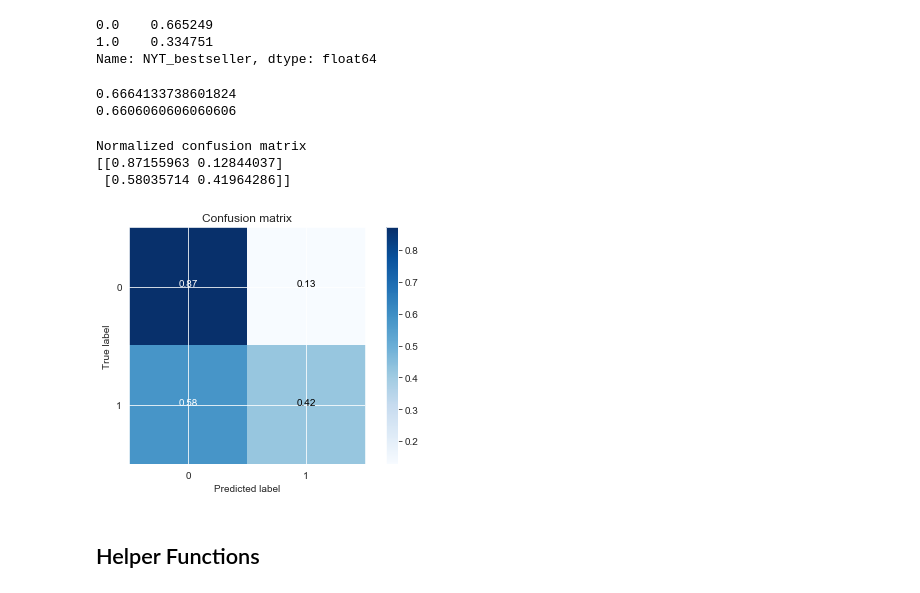
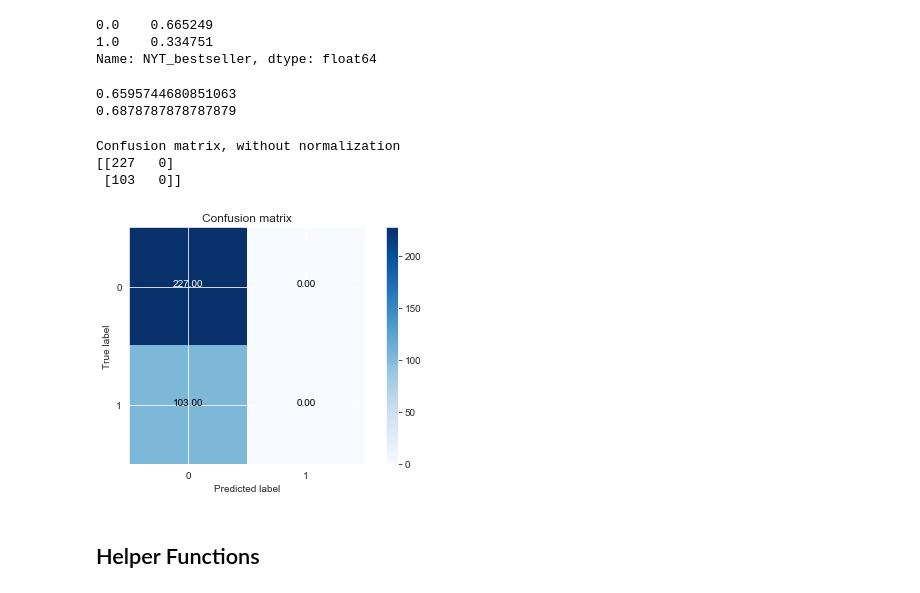
Before and after one commit to krbarounis/NTY-bestsellers-classification-project, a Jupyter notebook: Modeling.ipynb, the cells around one changed output. Drawn from its saved outputs; the diff is of its cells as text; code cells hidden in the pictures.

```diff
--- a/Modeling.ipynb
+++ b/Modeling.ipynb
@@ -55,8 +55,8 @@ memory usage: 218.6+ KB
 # %% [markdown]
 # Set up for modeling
 # %%
-feats = ['series','rating','publish_month','length_of_title',
-         'publish_company','genre','top_authors','top5']
+feats = ['series','rating','publish_month',
+         'publish_company','genre','top_authors']
 
 X = pd.get_dummies(df[feats], drop_first=True)
 # %%
@@ -134,20 +117,20 @@ y_hat_test = dum_model.predict(X_test)
 print(accuracy_score(y_hat_train,y_train))
 print(accuracy_score(y_hat_test,y_test))
 # %% [output]
-0.6664133738601824
-0.6606060606060606
+0.6595744680851063
+0.6878787878787879
 # %%
-cnf_matrix = confusion_matrix(y_test, y_hat_test_log)
+cnf_matrix = confusion_matrix(y_test, y_hat_test)
 
 plt.figure()
-plot_confusion_matrix(cnf_matrix, classes=[0,1],normalize=True,
+plot_confusion_matrix(cnf_matrix, classes=[0,1],normalize=False,
                       title='Confusion matrix')
 plt.show()
 # %% [output]
-Normalized confusion matrix
-[[0.87155963 0.12844037]
- [0.58035714 0.41964286]]
+Confusion matrix, without normalization
+[[227   0]
+ [103   0]]
-[figure, old version]
+[figure, new version]
 # %%
 # i need my model to perform better than 66%!
 # %%
```
Also changed, not shown: parts of 21 cells of this notebook, 3 other files.
